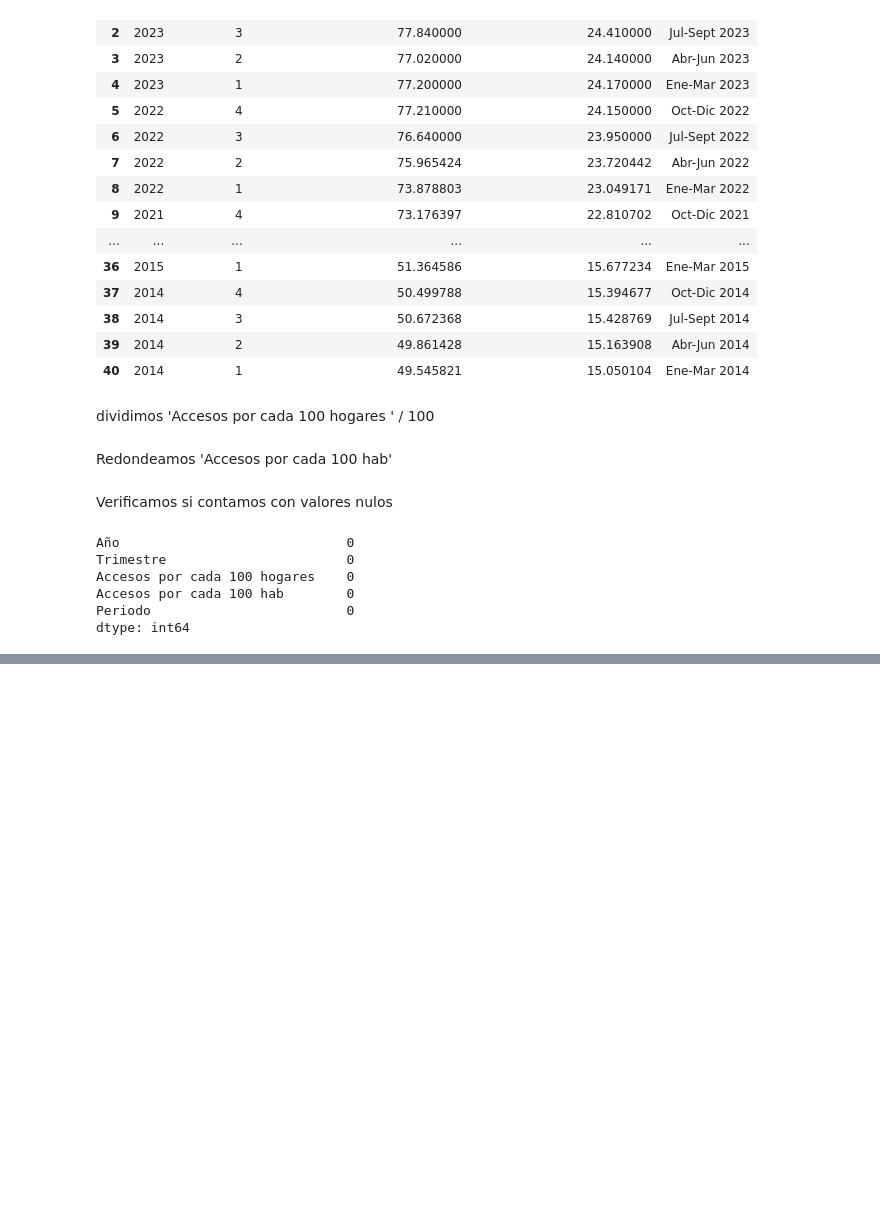
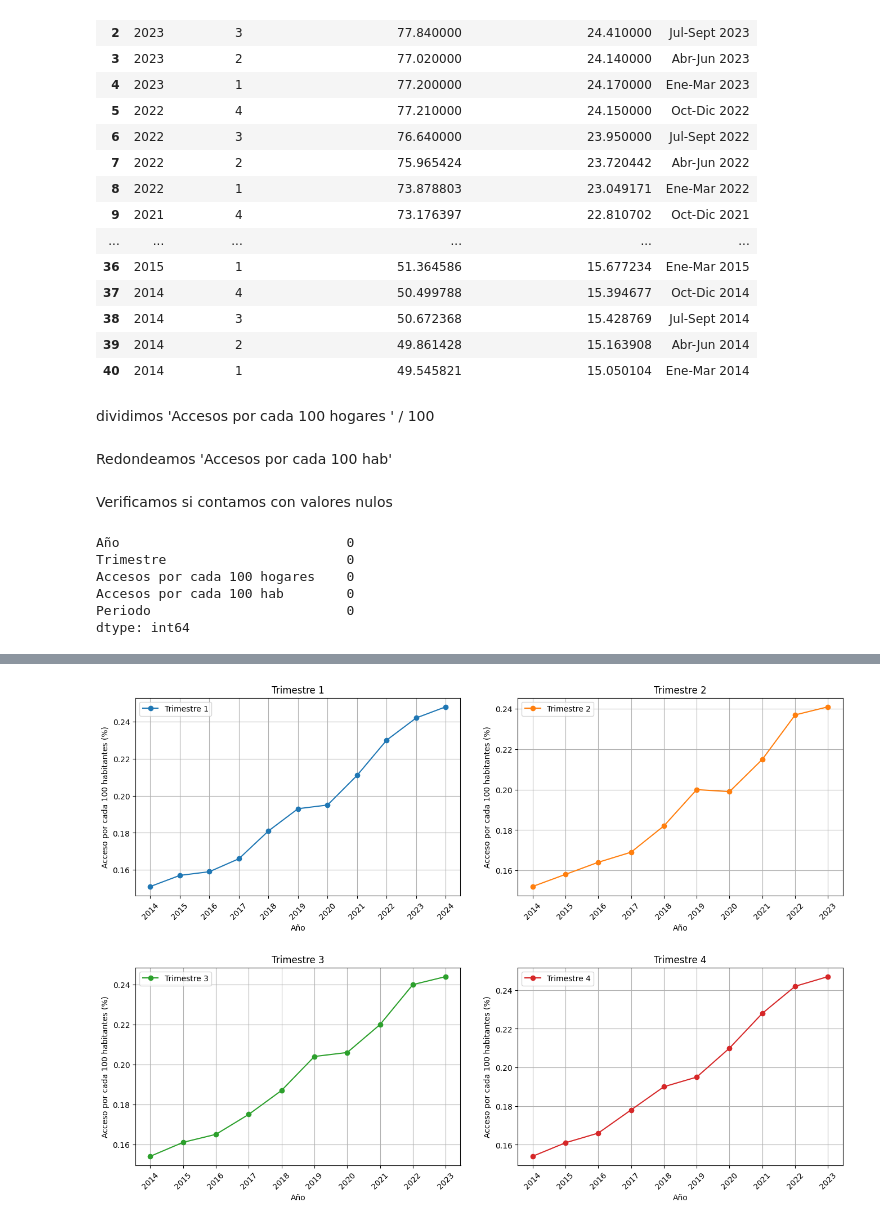
Before and after one commit to GonzaloHC/Soy-Henry---PI02-Analisis-de-datos---Telecomunicaciones, a Jupyter notebook: Notebook/analisis_descriptivo.ipynb, the cells around one changed output, grey strips where cells are left out. Cells and saved outputs as stored; diff of their text form; code cells hidden in the pictures; blank space fills up the shorter version.

```diff
--- a/Notebook/analisis_descriptivo.ipynb
+++ b/Notebook/analisis_descriptivo.ipynb
@@ -841,3 +860,66 @@ df_penetracion_trim1 = df_Penetracion_totales_comparacion[df_Penetracion_totales
 df_penetracion_trim2 = df_Penetracion_totales_comparacion[df_Penetracion_totales_comparacion['Trimestre'] == 2]
 df_penetracion_trim3 = df_Penetracion_totales_comparacion[df_Penetracion_totales_comparacion['Trimestre'] == 3]
 df_penetracion_trim4 = df_Penetracion_totales_comparacion[df_Penetracion_totales_comparacion['Trimestre'] == 4]
+# %%
+import matplotlib.pyplot as plt
+import pandas as pd
+
+# Supongamos que df_penetracion_trim1, df_penetracion_trim2, df_penetracion_trim3, df_penetracion_trim4 ya están definidos
+
+# Crear subplots 2x2
+fig, axs = plt.subplots(2, 2, figsize=(14, 10))
+
+# Colores para las líneas
+colors = ['#1f77b4', '#ff7f0e', '#2ca02c', '#d62728']  # Diferentes colores para cada trimestre
+
+# Trimestre 1
+axs[0, 0].plot(df_penetracion_trim1['Año'], df_penetracion_trim1['Accesos por cada 100 hab'],
+               marker='o', color=colors[0], label='Trimestre 1')
+axs[0, 0].set_title('Trimestre 1')
+axs[0, 0].set_xlabel('Año')
+axs[0, 0].set_ylabel('Acceso por cada 100 habitantes (%)')
+axs[0, 0].set_xticks(range(2014, 2025))
+axs[0, 0].tick_params(axis='x', rotation=45)
+axs[0, 0].legend()
+axs[0, 0].grid(True)
+
+# Trimestre 2
+axs[0, 1].plot(df_penetracion_trim2['Año'], df_penetracion_trim2['Accesos por cada 100 hab'],
+               marker='o', color=colors[1], label='Trimestre 2')
+axs[0, 1].set_title('Trimestre 2')
+axs[0, 1].set_xlabel('Año')
+axs[0, 1].set_ylabel('Acceso por cada 100 habitantes (%)')
+axs[0, 1].set_xticks(range(2014, 2024))
+axs[0, 1].tick_params(axis='x', rotation=45)
+axs[0, 1].legend()
+axs[0, 1].grid(True)
+
+# Trimestre 3
+axs[1, 0].plot(df_penetracion_trim3['Año'], df_penetracion_trim3['Accesos por cada 100 hab'],
+               marker='o', color=colors[2], label='Trimestre 3')
+axs[1, 0].set_title('Trimestre 3')
+axs[1, 0].set_xlabel('Año')
+axs[1, 0].set_ylabel('Acceso por cada 100 habitantes (%)')
+axs[1, 0].set_xticks(range(2014, 2024))
+axs[1, 0].tick_params(axis='x', rotation=45)
+axs[1, 0].legend()
+axs[1, 0].grid(True)
+
+# Trimestre 4
+axs[1, 1].plot(df_penetracion_trim4['Año'], df_penetracion_trim4['Accesos por cada 100 hab'],
+               marker='o', color=colors[3], label='Trimestre 4')
+axs[1, 1].set_title('Trimestre 4')
+axs[1, 1].set_xlabel('Año')
+axs[1, 1].set_ylabel('Acceso por cada 100 habitantes (%)')
+axs[1, 1].set_xticks(range(2014, 2024))
+axs[1, 1].tick_params(axis='x', rotation=45)
+axs[1, 1].legend()
+axs[1, 1].grid(True)
+
+# Ajustar el layout para que los subplots no se solapen
+plt.tight_layout(pad=3.0)
+
+# Mostrar los gráficos
+plt.show()
+# %% [output]
+[figure, added]
```
Also changed, not shown: parts of 21 cells of this notebook, 37 other files.
